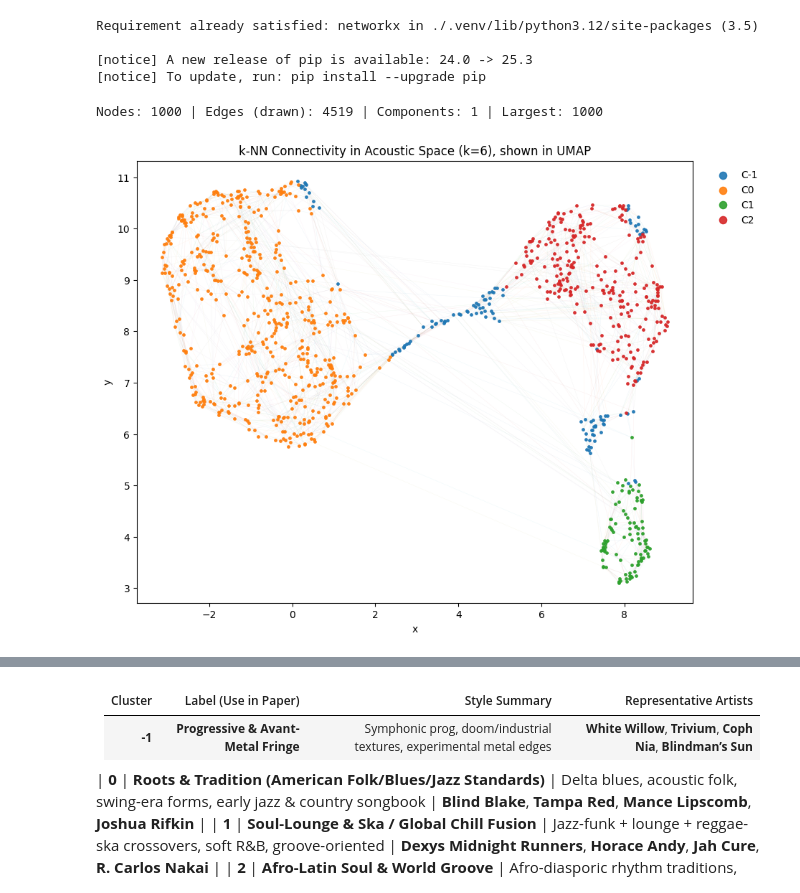
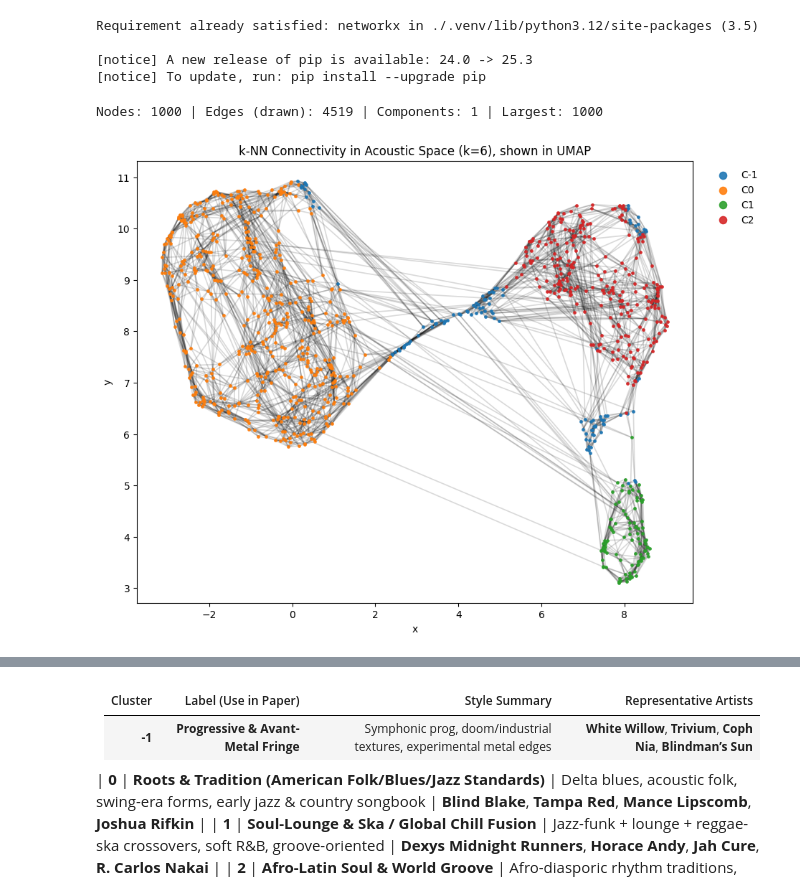
Before and after one commit to cyrustt/TDA_project, a Jupyter notebook: plot_persistence.ipynb, the cells around one changed output, grey strips where cells are left out. Cells and saved outputs as stored; diff of their text form; code cells hidden in the pictures.

```diff
--- a/plot_persistence.ipynb
+++ b/plot_persistence.ipynb
@@ -0,0 +1,18 @@
+# %%
+import h5py
+
+path = "msd_summary_file.h5"   # <-- adjust path if needed
+
+with h5py.File(path, "r") as f:
+    print("Top-level keys:", list(f.keys()))
+    print()
+
+    def walk(name, obj):
+        if isinstance(obj, h5py.Group):
+            print(f"[Group ] {name}")
+            for k in obj.keys():
+                walk(f"{name}/{k}", obj[k])
+        else:
+            print(f"[Dataset] {name}  shape={obj.shape}  dtype={obj.dtype}")
+
+    walk("/", f)
@@ -275,35 +299,35 @@ edges = list(set(edges))  # dedupe
 MAX_EDGES = 30_000
 if len(edges) > MAX_EDGES:
     random.seed(42)
     edges = random.sample(edges, MAX_EDGES)
 
 # simple connectivity stats
 G = nx.Graph()
 G.add_nodes_from(range(len(dfm)))
 G.add_edges_from(edges)
 cc_sizes = sorted([len(c) for c in nx.connected_components(G)], reverse=True)
 print(f"Nodes: {len(dfm)} | Edges (drawn): {len(edges)} | Components: {len(cc_sizes)} | Largest: {cc_sizes[0]}")
 
 # draw
 plt.figure(figsize=(10,8))
 # edges (light)
 for a, b in edges:
     xa, ya = coords[a]
     xb, yb = coords[b]
-    plt.plot([xa, xb], [ya, yb], lw=0.3, alpha=0.08, zorder=1)
+    plt.plot([xa, xb], [ya, yb], lw=1.2, alpha=0.15, color="black", zorder=1)
 
 # nodes (colored by existing cluster)
 for c in sorted(dfm['cluster'].unique()):
     pts = dfm[dfm['cluster'] == c]
     plt.scatter(pts['x'], pts['y'], s=6, alpha=0.9, zorder=2, label=f"C{c}")
 
 plt.title(f"k-NN Connectivity in Acoustic Space (k={k}), shown in UMAP")
 plt.xlabel("x"); plt.ylabel("y")
 plt.legend(markerscale=3, bbox_to_anchor=(1.02, 1), loc='upper left', frameon=False)
 plt.show()
 # %% [output]
 Nodes: 1000 | Edges (drawn): 4519 | Components: 1 | Largest: 1000
-[figure, old version]
+[figure, new version]
 # %%
 import pandas as pd
 
```
Also changed, not shown: parts of 6 cells of this notebook, 1 other file.
